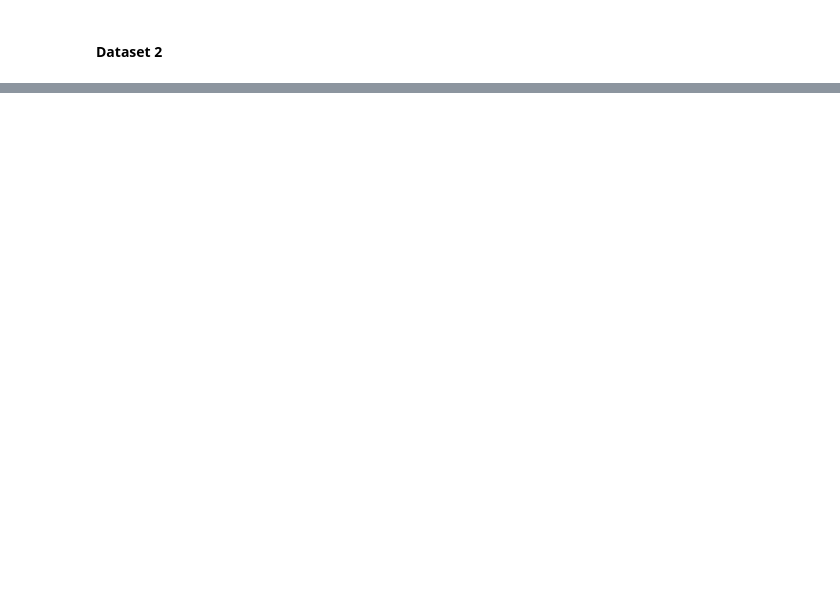
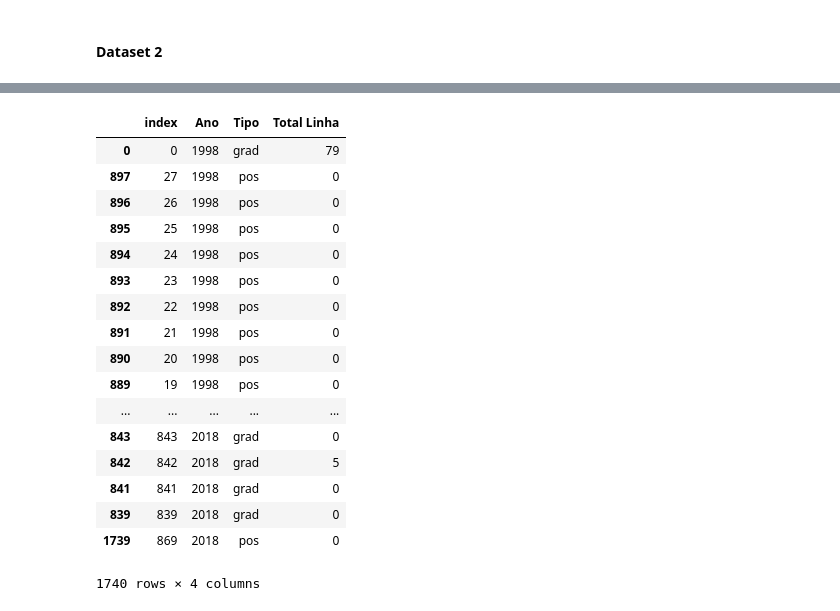
Before and after one commit to sayonarasantos/datavis-course, a Jupyter notebook: project/datavis-test1.ipynb, the cells around one changed output, grey strips where cells are left out. Cells and saved outputs as stored; diff of their text form; code cells hidden in the pictures; blank space fills up the shorter version.

```diff
--- a/project/datavis-test1.ipynb
+++ b/project/datavis-test1.ipynb
@@ -126,0 +224,14 @@ dataset2.to_csv('capes_bolsas_exterior.csv', sep=',', encoding='utf-8')
+# %%
+listOfSums3 = []
+listOfSums32 = []
+listOfSums33 = []
+for index, row in ds3_1.iterrows():
+    totalY = 0
+    totalY = row['GRADUAÇÃO']+row['GRADUAÇÃO PLENA']+row['GRADUAÇÃO SANDUÍCHE']+row['Graduação Sanduíche']
+    listOfSums3.append(totalY)
+    listOfSums32.append('grad')
+    listOfSums33.append(row['Ano'])
+
+# ds3_1['Ano'].drop_duplicates()
+ds_Year_grad = pd.DataFrame([listOfSums33, listOfSums32, listOfSums3], index=['Ano', 'Tipo','Total Linha'])
+ds_Year_grad
@@ -126,0 +248,15 @@ dataset2.to_csv('capes_bolsas_exterior.csv', sep=',', encoding='utf-8')
+# %%
+listOfSums4 = []
+listOfSums42 = []
+listOfSums43 = []
+
+for index, row in dataset3.iterrows():
+    totalY2 = 0
+    totalY2 = ds_Year_grad[index][2]
+    listOfSums4.append(totalY2)
+    listOfSums42.append('pos')
+    listOfSums43.append(row['Ano'])
+
+ds3_1['Ano'].drop_duplicates()
+ds_Year_pos = pd.DataFrame([listOfSums43, listOfSums42,listOfSums4], index=['Ano', 'Tipo','Total Linha'])
+ds_Year_pos.T
@@ -126,0 +282,24 @@ dataset2.to_csv('capes_bolsas_exterior.csv', sep=',', encoding='utf-8')
+# %%
+ds_Y_T_L = ds_Year_grad.T
+ds_Y_T_L = ds_Y_T_L.append(ds_Year_pos.T)
+ds_Y_T_L = ds_Y_T_L.reset_index()
+ds_Y_T_L.sort_values(by=['Ano'])
+# %% [output]
+|  | index | Ano | Tipo | Total Linha |
+| 0 | 0 | 1998 | grad | 79 |
+| 897 | 27 | 1998 | pos | 0 |
+| 896 | 26 | 1998 | pos | 0 |
+| 895 | 25 | 1998 | pos | 0 |
+| 894 | 24 | 1998 | pos | 0 |
+| 893 | 23 | 1998 | pos | 0 |
+| 892 | 22 | 1998 | pos | 0 |
+| 891 | 21 | 1998 | pos | 0 |
+| 890 | 20 | 1998 | pos | 0 |
+| 889 | 19 | 1998 | pos | 0 |
+| ... | ... | ... | ... | ... |
+| 843 | 843 | 2018 | grad | 0 |
+| 842 | 842 | 2018 | grad | 5 |
+| 841 | 841 | 2018 | grad | 0 |
+| 839 | 839 | 2018 | grad | 0 |
+| 1739 | 869 | 2018 | pos | 0 |
+1740 rows × 4 columns
```
Also changed, not shown: parts of 16 cells of this notebook, 1 other file.
